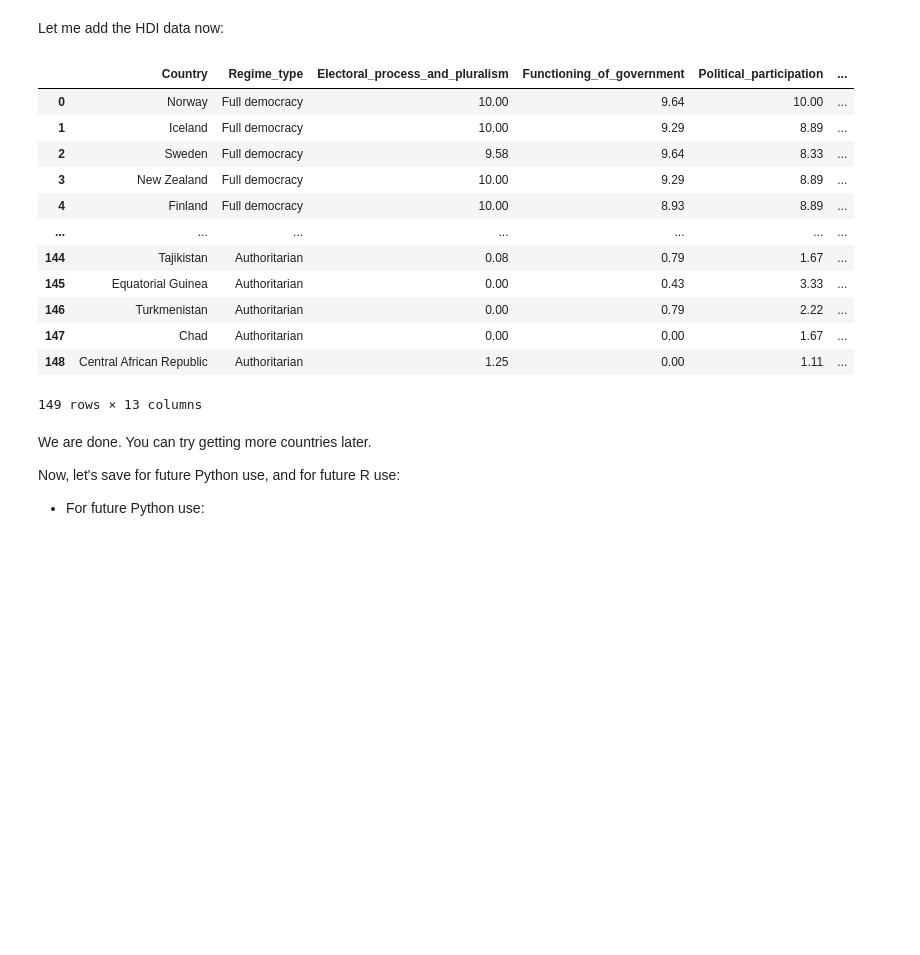
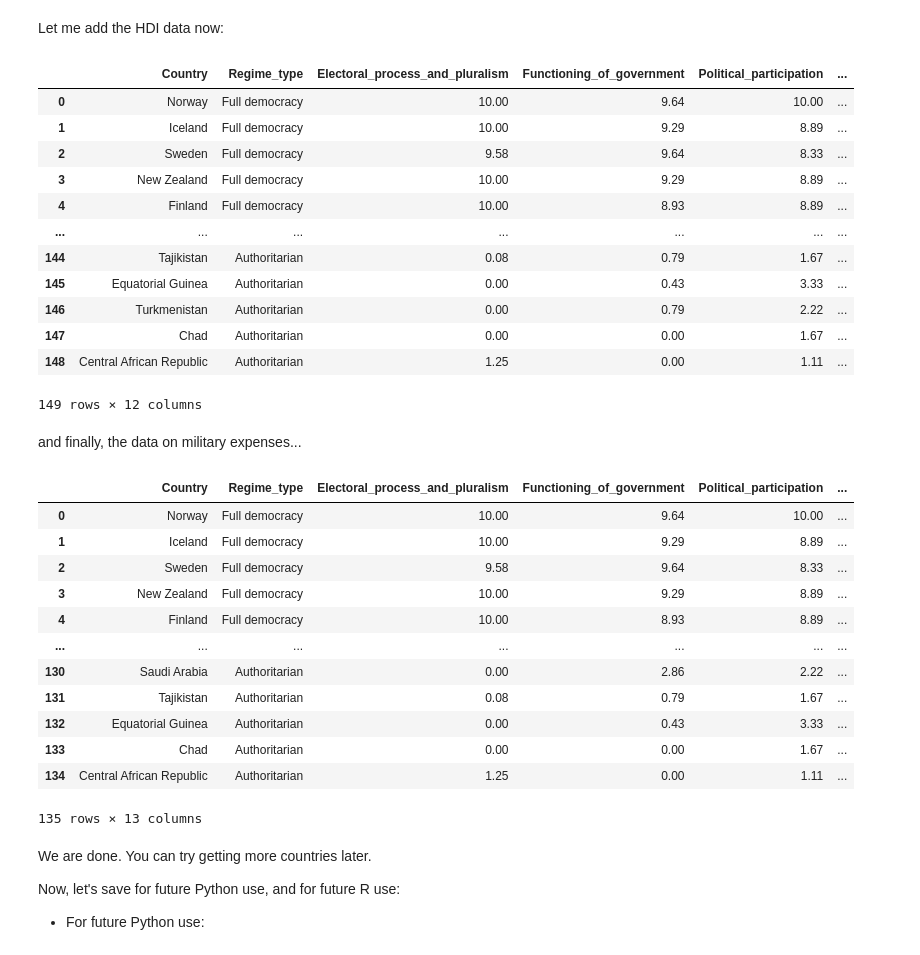
Before and after one commit to UW-eScience-WinterSchool/Python_Session, a Jupyter notebook: Python-code.ipynb, the cells around one changed output. Drawn from its saved outputs; the diff is of its cells as text; code cells hidden in the pictures; blank space fills up the shorter version.

```diff
--- a/Python-code.ipynb
+++ b/Python-code.ipynb
@@ -1080,0 +1114,3 @@ hdidata
+# %%
+linkmil="https://www.cia.gov/the-world-factbook/field/military-expenditures/country-comparison"
+milmoney=pd.read_html(linkmil)
@@ -1080,0 +1133,9 @@ hdidata
+# %%
+#make new data frame
+mildata=milmoney[0].copy()
+#get rid of columns unneeded
+mildata.drop(columns=['Rank','Date of Information'],inplace=True)
+# rename one column
+mildata.rename(columns={'% of GDP':'mil_expend'},inplace=True)
+# check data types
+mildata.info()
@@ -1250,6 +1323,7 @@ demomerged.drop(columns="NAME",inplace=True)
 Let me add the HDI data now:
 # %%
 demohdi=demomerged.merge(hdidata,left_on='Country', right_on="Country or Territory")
+demohdi.drop(columns=['Country or Territory'],inplace=True)
 # you get
 demohdi
 # %% [output]
@@ -1265,7 +1339,26 @@ demohdi
 | 146 | Turkmenistan | Authoritarian | 0.00 | 0.79 | 2.22 | ... |
 | 147 | Chad | Authoritarian | 0.00 | 0.00 | 1.67 | ... |
 | 148 | Central African Republic | Authoritarian | 1.25 | 0.00 | 1.11 | ... |
-149 rows × 13 columns
+149 rows × 12 columns
+# %% [markdown]
+and finally, the data on military expenses...
+# %%
+demohdimil=demohdi.merge(mildata) #key columns have the same name
+demohdimil
+# %% [output]
+|  | Country | Regime_type | Electoral_process_and_pluralism | Functioning_of_government | Political_participation | ... |
+| 0 | Norway | Full democracy | 10.00 | 9.64 | 10.00 | ... |
+| 1 | Iceland | Full democracy | 10.00 | 9.29 | 8.89 | ... |
+| 2 | Sweden | Full democracy | 9.58 | 9.64 | 8.33 | ... |
+| 3 | New Zealand | Full democracy | 10.00 | 9.29 | 8.89 | ... |
+| 4 | Finland | Full democracy | 10.00 | 8.93 | 8.89 | ... |
+| ... | ... | ... | ... | ... | ... | ... |
+| 130 | Saudi Arabia | Authoritarian | 0.00 | 2.86 | 2.22 | ... |
+| 131 | Tajikistan | Authoritarian | 0.08 | 0.79 | 1.67 | ... |
+| 132 | Equatorial Guinea | Authoritarian | 0.00 | 0.43 | 3.33 | ... |
+| 133 | Chad | Authoritarian | 0.00 | 0.00 | 1.67 | ... |
+| 134 | Central African Republic | Authoritarian | 1.25 | 0.00 | 1.11 | ... |
+135 rows × 13 columns
 # %% [markdown]
 
 We are done. You can try getting more countries later.
```
Also changed, not shown: parts of 32 cells of this notebook.
